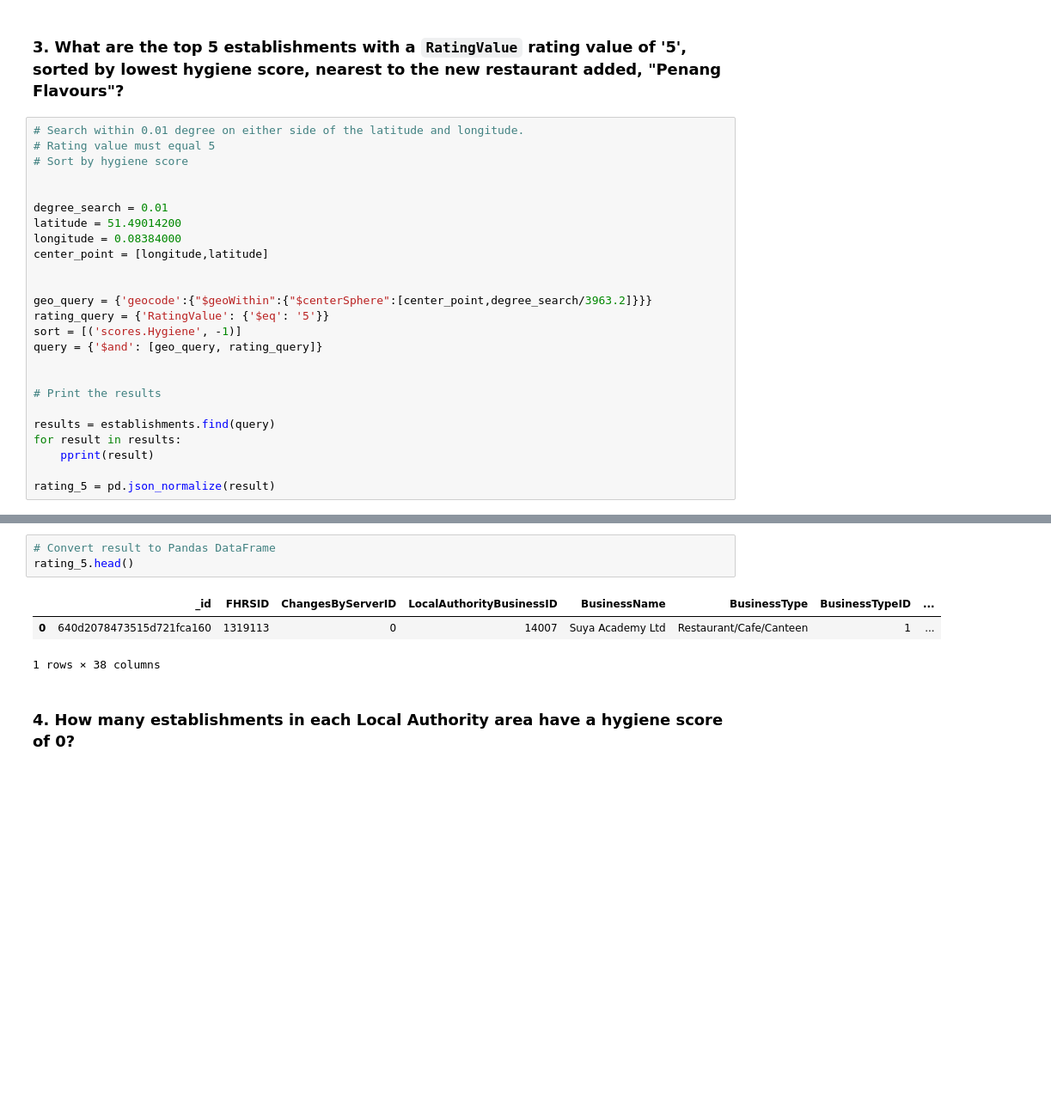
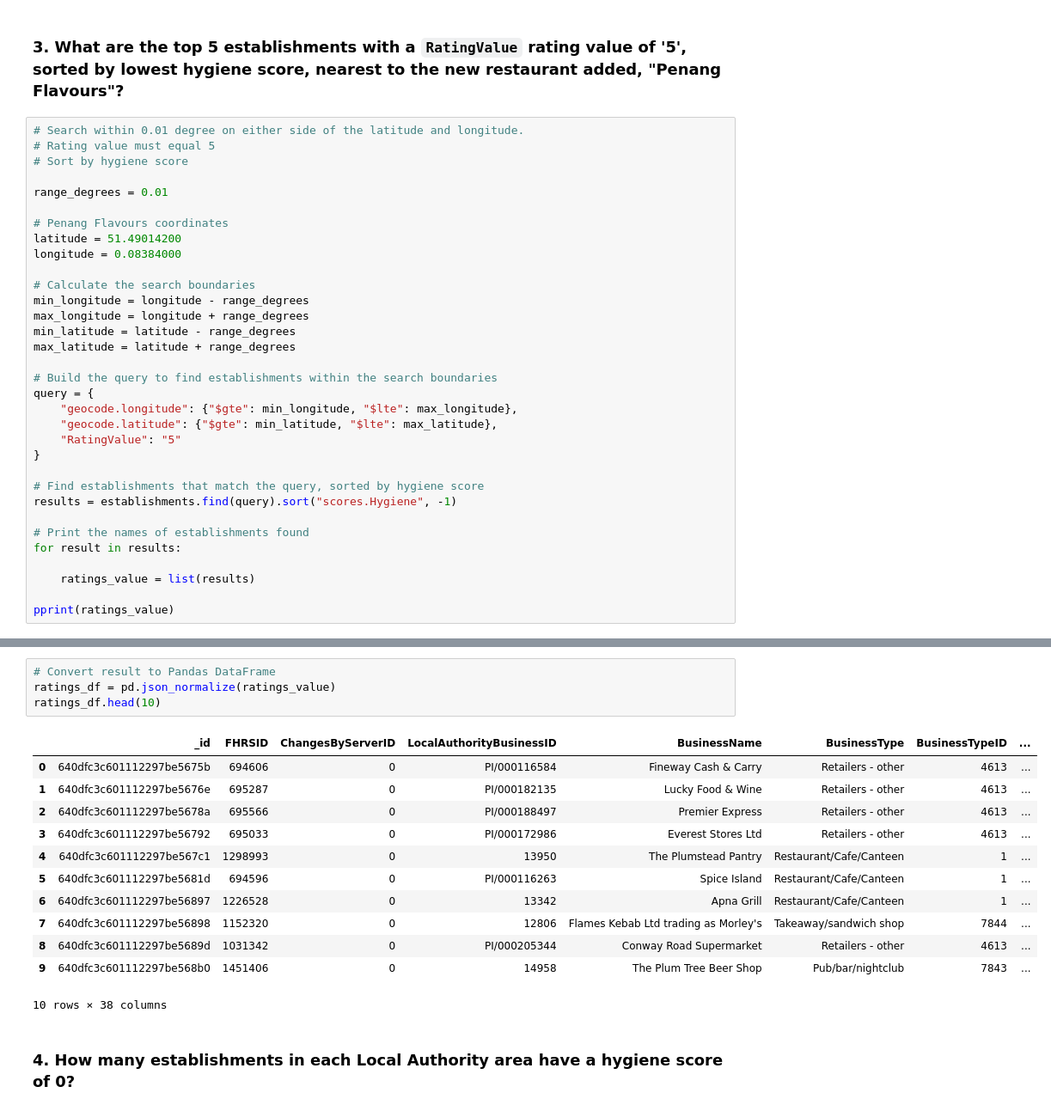
Before and after one commit to Gorbulin1989/nosql-challenge, a Jupyter notebook: Starter_Code/NoSQL_analysis_starter.ipynb, the cells around one changed output, grey strips where cells are left out. Shown at 86% size. Drawn from its saved outputs; the diff is of its cells as text; blank space fills up the shorter version.

```diff
--- a/Starter_Code/NoSQL_analysis_starter.ipynb
+++ b/Starter_Code/NoSQL_analysis_starter.ipynb
@@ -145,24 +144,32 @@ The number of rows:  34
 # Rating value must equal 5
 # Sort by hygiene score
 
+range_degrees = 0.01
 
-degree_search = 0.01
+# Penang Flavours coordinates
 latitude = 51.49014200
 longitude = 0.08384000
-center_point = [longitude,latitude]
 
+# Calculate the search boundaries
+min_longitude = longitude - range_degrees
+max_longitude = longitude + range_degrees
+min_latitude = latitude - range_degrees
+max_latitude = latitude + range_degrees
 
-geo_query = {'geocode':{"$geoWithin":{"$centerSphere":[center_point,degree_search/3963.2]}}}
-rating_query = {'RatingValue': {'$eq': '5'}}
-sort = [('scores.Hygiene', -1)]
-query = {'$and': [geo_query, rating_query]}
+# Build the query to find establishments within the search boundaries
+query = {
+    "geocode.longitude": {"$gte": min_longitude, "$lte": max_longitude},
+    "geocode.latitude": {"$gte": min_latitude, "$lte": max_latitude},
+    "RatingValue": "5"
+}
 
+# Find establishments that match the query, sorted by hygiene score
+results = establishments.find(query).sort("scores.Hygiene", -1)
 
-# Print the results
+# Print the names of establishments found
+for result in results:
 
-results = establishments.find(query)
-for result in results:
-    pprint(result)
+    ratings_value = list(results)
 
-rating_5 = pd.json_normalize(result)
+pprint(ratings_value)
 # %% [output]
@@ -186,10 +193,20 @@ rating_5 = pd.json_normalize(result)
 # %%
 # Convert result to Pandas DataFrame
-rating_5.head()
+ratings_df = pd.json_normalize(ratings_value)
+ratings_df.head(10)
 # %% [output]
 |  | _id | FHRSID | ChangesByServerID | LocalAuthorityBusinessID | BusinessName | BusinessType | BusinessTypeID | ... |
-| 0 | 640d2078473515d721fca160 | 1319113 | 0 | 14007 | Suya Academy Ltd | Restaurant/Cafe/Canteen | 1 | ... |
+| 0 | 640dfc3c601112297be5675b | 694606 | 0 | PI/000116584 | Fineway Cash & Carry | Retailers - other | 4613 | ... |
+| 1 | 640dfc3c601112297be5676e | 695287 | 0 | PI/000182135 | Lucky Food & Wine | Retailers - other | 4613 | ... |
+| 2 | 640dfc3c601112297be5678a | 695566 | 0 | PI/000188497 | Premier Express | Retailers - other | 4613 | ... |
+| 3 | 640dfc3c601112297be56792 | 695033 | 0 | PI/000172986 | Everest Stores Ltd | Retailers - other | 4613 | ... |
+| 4 | 640dfc3c601112297be567c1 | 1298993 | 0 | 13950 | The Plumstead Pantry | Restaurant/Cafe/Canteen | 1 | ... |
+| 5 | 640dfc3c601112297be5681d | 694596 | 0 | PI/000116263 | Spice Island | Restaurant/Cafe/Canteen | 1 | ... |
+| 6 | 640dfc3c601112297be56897 | 1226528 | 0 | 13342 | Apna Grill | Restaurant/Cafe/Canteen | 1 | ... |
+| 7 | 640dfc3c601112297be56898 | 1152320 | 0 | 12806 | Flames Kebab Ltd trading as Morley's | Takeaway/sandwich shop | 7844 | ... |
+| 8 | 640dfc3c601112297be5689d | 1031342 | 0 | PI/000205344 | Conway Road Supermarket | Retailers - other | 4613 | ... |
+| 9 | 640dfc3c601112297be568b0 | 1451406 | 0 | 14958 | The Plum Tree Beer Shop | Pub/bar/nightclub | 7843 | ... |
-1 rows × 38 columns
+10 rows × 38 columns
 # %% [markdown]
 ### 4. How many establishments in each Local Authority area have a hygiene score of 0?
 # %%
```
Also changed, not shown: parts of 6 cells of this notebook, 1 other file.
